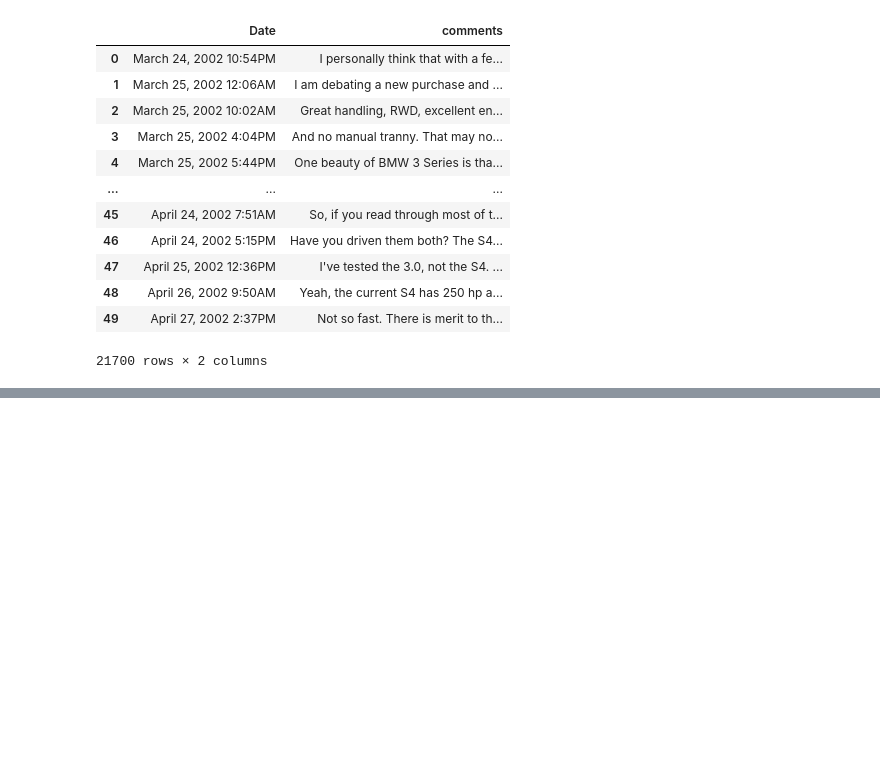
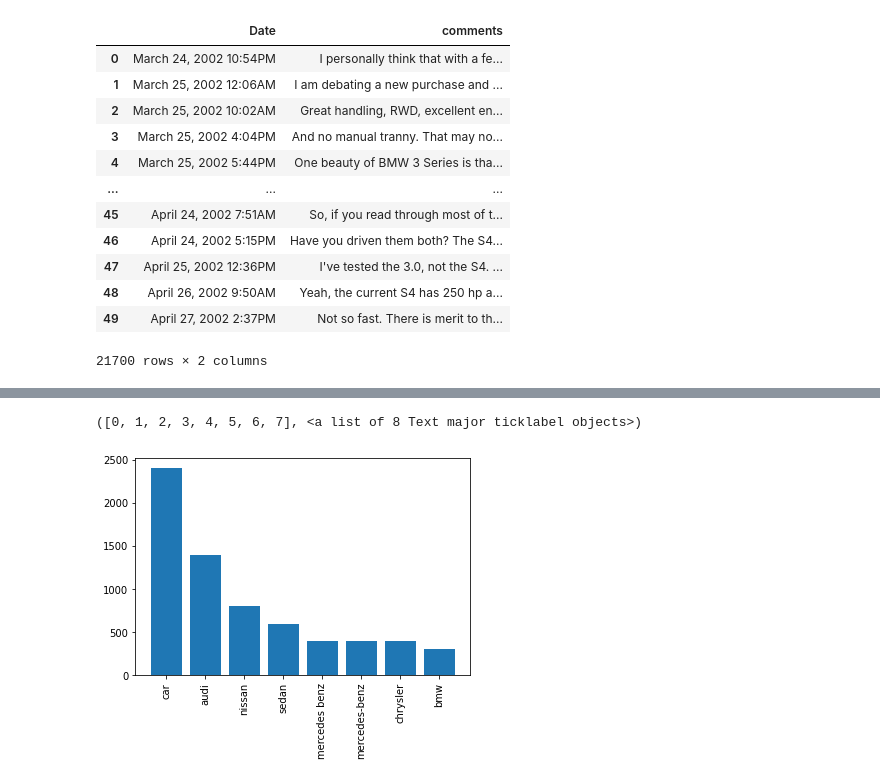
Before and after one commit to squareitall/Unstructured_data_assignment_1, a Jupyter notebook: Unstructured_Edmunds_Text_Analysis.ipynb, the cells around one changed output, grey strips where cells are left out. Cells and saved outputs as stored; diff of their text form; code cells hidden in the pictures; blank space fills up the shorter version.

```diff
--- a/Unstructured_Edmunds_Text_Analysis.ipynb
+++ b/Unstructured_Edmunds_Text_Analysis.ipynb
@@ -174,0 +253,13 @@ results.csv  sample_data
+# %%
+newest_df['comments'] = newest_df['comments'].apply(lambda x: x.lower())
+newest_df['word_tokens'] = newest_df['comments'].apply(lambda x: nltk.word_tokenize(x))
+
+def remove_stopwords(text):
+  return [word for word in text if word not in stopwords.words('english')]
+
+newest_df['comments_new'] = newest_df['word_tokens'].apply(remove_stopwords)
+# %%
+newest_df['comments_new'] = [' '.join(x) for x in newest_df['comments_new']]
+# %%
+p = Counter(" ".join(newest_df['comments_new']).split()).most_common()
+rslt_wo_stopwords = pd.DataFrame(p, columns=['Word', 'Frequency'])
@@ -174,0 +272,10 @@ results.csv  sample_data
+# %%
+car_models = pd.read_csv('car models and brands.csv')
+# %%
+top_10models = rslt_wo_stopwords[rslt_wo_stopwords['Word'].isin(car_models['Model'].unique())][:10]
+top_10_brands = pd.merge(top_10models,car_models,left_on='Word',right_on=['Model'])[:10]
+plt.bar(top_10_brands['Brand'],top_10_brands['Frequency'])
+plt.xticks(rotation='90')
+# %% [output]
+([0, 1, 2, 3, 4, 5, 6, 7], <a list of 8 Text major ticklabel objects>)
+[figure, added]
```
Also changed, not shown: parts of 17 cells of this notebook.
